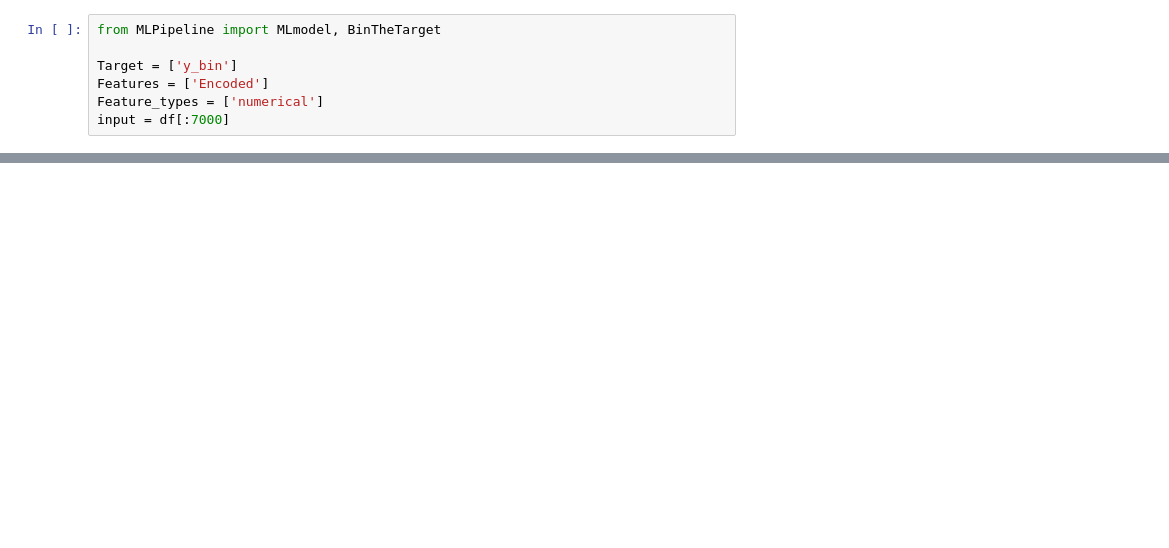
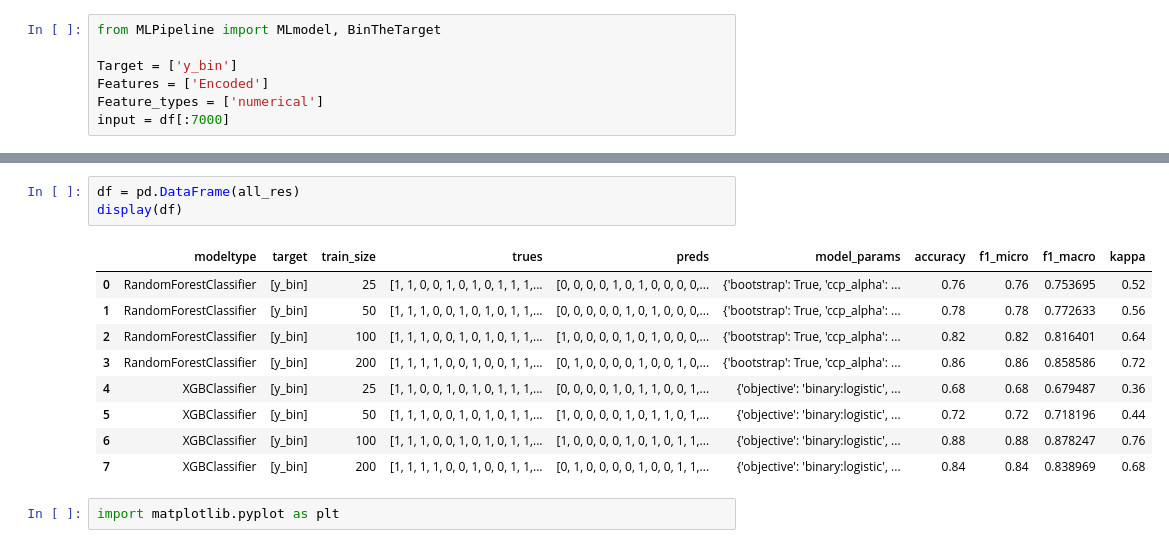
Before and after one commit to JorenBE/GPT-Challenge, a Jupyter notebook: experiments/01_Materials_and_Properties/AdE_polymers/ml/traditional_ml.ipynb, the cells around one changed output, grey strips where cells are left out. Saved outputs shown, nothing was run; the diff lists cells and outputs as text; blank space fills up the shorter version.

```diff
--- a/experiments/01_Materials_and_Properties/AdE_polymers/ml/traditional_ml.ipynb
+++ b/experiments/01_Materials_and_Properties/AdE_polymers/ml/traditional_ml.ipynb
@@ -139,0 +223,15 @@ Accuracy for RandomForestClassifier: 0.76
+# %%
+df = pd.DataFrame(all_res)
+display(df)
+# %% [output]
+|  | modeltype | target | train_size | trues | preds | model_params | accuracy | f1_micro | f1_macro | kappa |
+| 0 | RandomForestClassifier | [y_bin] | 25 | [1, 1, 0, 0, 1, 0, 1, 0, 1, 1, 1,... | [0, 0, 0, 0, 1, 0, 1, 0, 0, 0, 0,... | {'bootstrap': True, 'ccp_alpha': ... | 0.76 | 0.76 | 0.753695 | 0.52 |
+| 1 | RandomForestClassifier | [y_bin] | 50 | [1, 1, 1, 0, 0, 1, 0, 1, 0, 1, 1,... | [0, 0, 0, 0, 0, 1, 0, 1, 0, 0, 0,... | {'bootstrap': True, 'ccp_alpha': ... | 0.78 | 0.78 | 0.772633 | 0.56 |
+| 2 | RandomForestClassifier | [y_bin] | 100 | [1, 1, 1, 0, 0, 1, 0, 1, 0, 1, 1,... | [1, 0, 0, 0, 0, 1, 0, 1, 0, 0, 0,... | {'bootstrap': True, 'ccp_alpha': ... | 0.82 | 0.82 | 0.816401 | 0.64 |
+| 3 | RandomForestClassifier | [y_bin] | 200 | [1, 1, 1, 1, 0, 0, 1, 0, 0, 1, 1,... | [0, 1, 0, 0, 0, 0, 1, 0, 0, 1, 0,... | {'bootstrap': True, 'ccp_alpha': ... | 0.86 | 0.86 | 0.858586 | 0.72 |
+| 4 | XGBClassifier | [y_bin] | 25 | [1, 1, 0, 0, 1, 0, 1, 0, 1, 1, 1,... | [0, 0, 0, 0, 1, 0, 1, 1, 0, 0, 1,... | {'objective': 'binary:logistic', ... | 0.68 | 0.68 | 0.679487 | 0.36 |
+| 5 | XGBClassifier | [y_bin] | 50 | [1, 1, 1, 0, 0, 1, 0, 1, 0, 1, 1,... | [1, 0, 0, 0, 0, 1, 0, 1, 1, 0, 1,... | {'objective': 'binary:logistic', ... | 0.72 | 0.72 | 0.718196 | 0.44 |
+| 6 | XGBClassifier | [y_bin] | 100 | [1, 1, 1, 0, 0, 1, 0, 1, 0, 1, 1,... | [1, 0, 0, 0, 0, 1, 0, 1, 0, 1, 1,... | {'objective': 'binary:logistic', ... | 0.88 | 0.88 | 0.878247 | 0.76 |
+| 7 | XGBClassifier | [y_bin] | 200 | [1, 1, 1, 1, 0, 0, 1, 0, 0, 1, 1,... | [0, 1, 0, 0, 0, 0, 1, 0, 0, 1, 1,... | {'objective': 'binary:logistic', ... | 0.84 | 0.84 | 0.838969 | 0.68 |
+# %%
+import matplotlib.pyplot as plt
```
Also changed, not shown: parts of 8 cells of this notebook, 2 other files.
